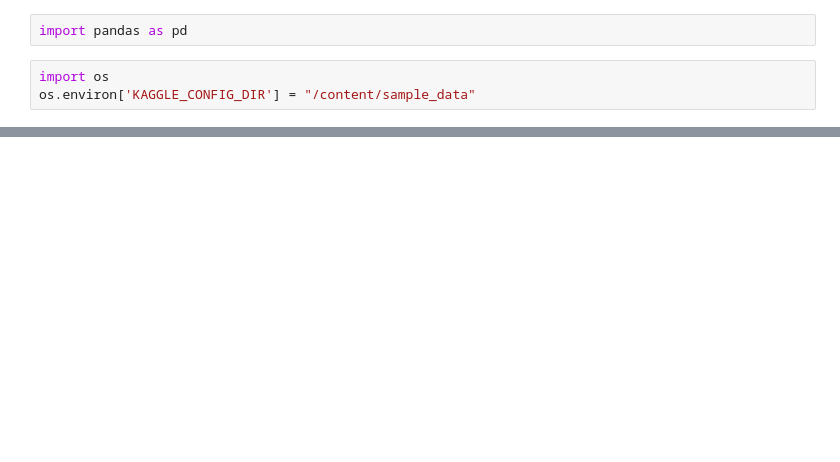
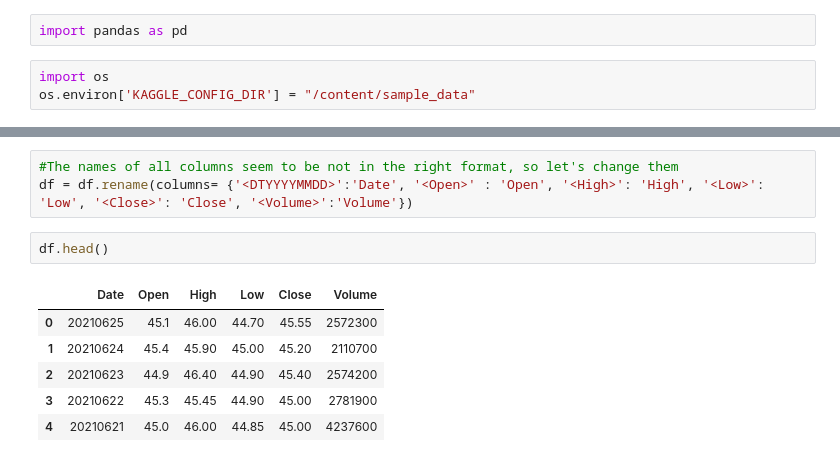
Before and after one commit to huy2212/bitcoin_price_prediction, a Jupyter notebook: data_preprocessing.ipynb, the cells around one changed output, grey strips where cells are left out. Saved outputs shown, nothing was run; the diff lists cells and outputs as text; blank space fills up the shorter version.

```diff
--- a/data_preprocessing.ipynb
+++ b/data_preprocessing.ipynb
@@ -14,0 +41,12 @@ Downloading stock-prices-vn30-indexvietnam.zip to /content/sample_data
+# %%
+#The names of all columns seem to be not in the right format, so let's change them
+df = df.rename(columns= {'<DTYYYYMMDD>':'Date', '<Open>' : 'Open', '<High>': 'High', '<Low>': 'Low', '<Close>': 'Close', '<Volume>':'Volume'})
+# %%
+df.head()
+# %% [output]
+|  | Date | Open | High | Low | Close | Volume |
+| 0 | 20210625 | 45.1 | 46.00 | 44.70 | 45.55 | 2572300 |
+| 1 | 20210624 | 45.4 | 45.90 | 45.00 | 45.20 | 2110700 |
+| 2 | 20210623 | 44.9 | 46.40 | 44.90 | 45.40 | 2574200 |
+| 3 | 20210622 | 45.3 | 45.45 | 44.90 | 45.00 | 2781900 |
+| 4 | 20210621 | 45.0 | 46.00 | 44.85 | 45.00 | 4237600 |
```
Also changed, not shown: parts of 13 cells of this notebook.
